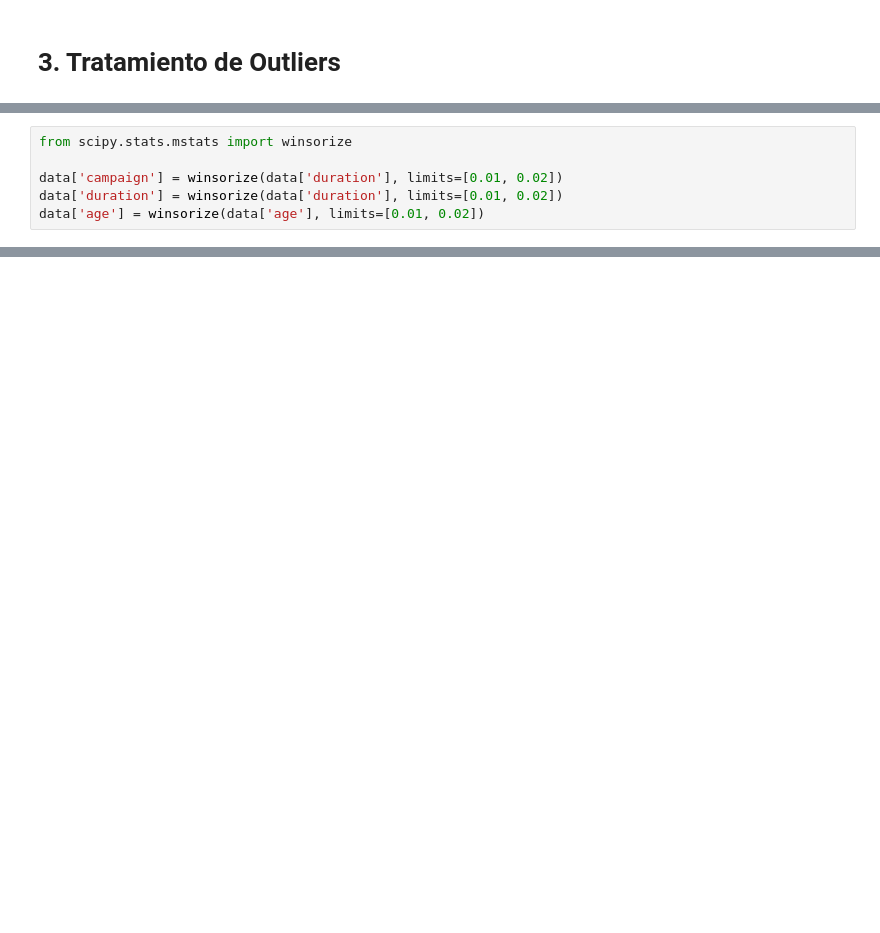
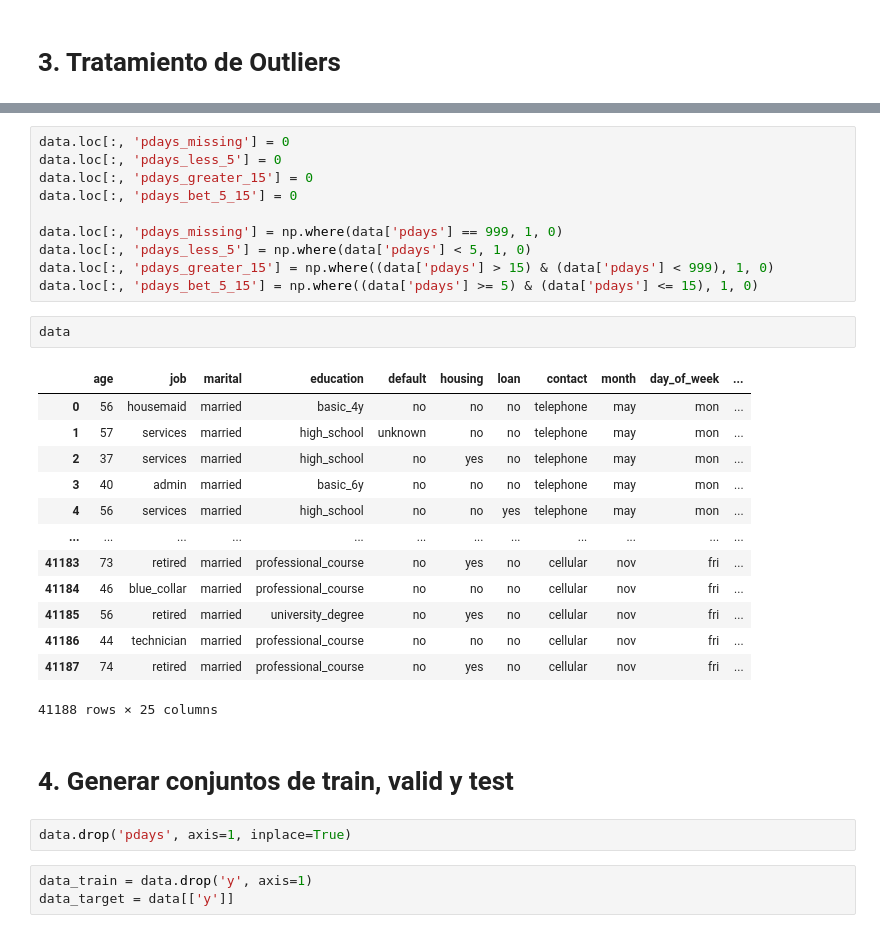
Before and after one commit to No-Country-simulation/c21-56-t-data-bi, a Jupyter notebook: notebooks/preprocess_prediction.ipynb, the cells around one changed output, grey strips where cells are left out. Saved outputs shown, nothing was run; the diff lists cells and outputs as text; blank space fills up the shorter version.

```diff
--- a/notebooks/preprocess_prediction.ipynb
+++ b/notebooks/preprocess_prediction.ipynb
@@ -105,6 +249,0 @@ print(outliers_summary)
-# %%
-from scipy.stats.mstats import winsorize
-
-data['campaign'] = winsorize(data['duration'], limits=[0.01, 0.02])
-data['duration'] = winsorize(data['duration'], limits=[0.01, 0.02])
-data['age'] = winsorize(data['age'], limits=[0.01, 0.02])
@@ -128,0 +271,33 @@ data.to_csv(CSV_FILE, index=None)
+# %%
+data.loc[:, 'pdays_missing'] = 0
+data.loc[:, 'pdays_less_5'] = 0
+data.loc[:, 'pdays_greater_15'] = 0
+data.loc[:, 'pdays_bet_5_15'] = 0
+
+data.loc[:, 'pdays_missing'] = np.where(data['pdays'] == 999, 1, 0)
+data.loc[:, 'pdays_less_5'] = np.where(data['pdays'] < 5, 1, 0)
+data.loc[:, 'pdays_greater_15'] = np.where((data['pdays'] > 15) & (data['pdays'] < 999), 1, 0)
+data.loc[:, 'pdays_bet_5_15'] = np.where((data['pdays'] >= 5) & (data['pdays'] <= 15), 1, 0)
+# %%
+data
+# %% [output]
+|  | age | job | marital | education | default | housing | loan | contact | month | day_of_week | ... |
+| 0 | 56 | housemaid | married | basic_4y | no | no | no | telephone | may | mon | ... |
+| 1 | 57 | services | married | high_school | unknown | no | no | telephone | may | mon | ... |
+| 2 | 37 | services | married | high_school | no | yes | no | telephone | may | mon | ... |
+| 3 | 40 | admin | married | basic_6y | no | no | no | telephone | may | mon | ... |
+| 4 | 56 | services | married | high_school | no | no | yes | telephone | may | mon | ... |
+| ... | ... | ... | ... | ... | ... | ... | ... | ... | ... | ... | ... |
+| 41183 | 73 | retired | married | professional_course | no | yes | no | cellular | nov | fri | ... |
+| 41184 | 46 | blue_collar | married | professional_course | no | no | no | cellular | nov | fri | ... |
+| 41185 | 56 | retired | married | university_degree | no | yes | no | cellular | nov | fri | ... |
+| 41186 | 44 | technician | married | professional_course | no | no | no | cellular | nov | fri | ... |
+| 41187 | 74 | retired | married | professional_course | no | yes | no | cellular | nov | fri | ... |
+41188 rows × 25 columns
+# %% [markdown]
+# 4. Generar conjuntos de train, valid y test
+# %%
+data.drop('pdays', axis=1, inplace=True)
+# %%
+data_train = data.drop('y', axis=1)
+data_target = data[['y']]
```
Also changed, not shown: parts of 32 cells of this notebook, 1 other file.
